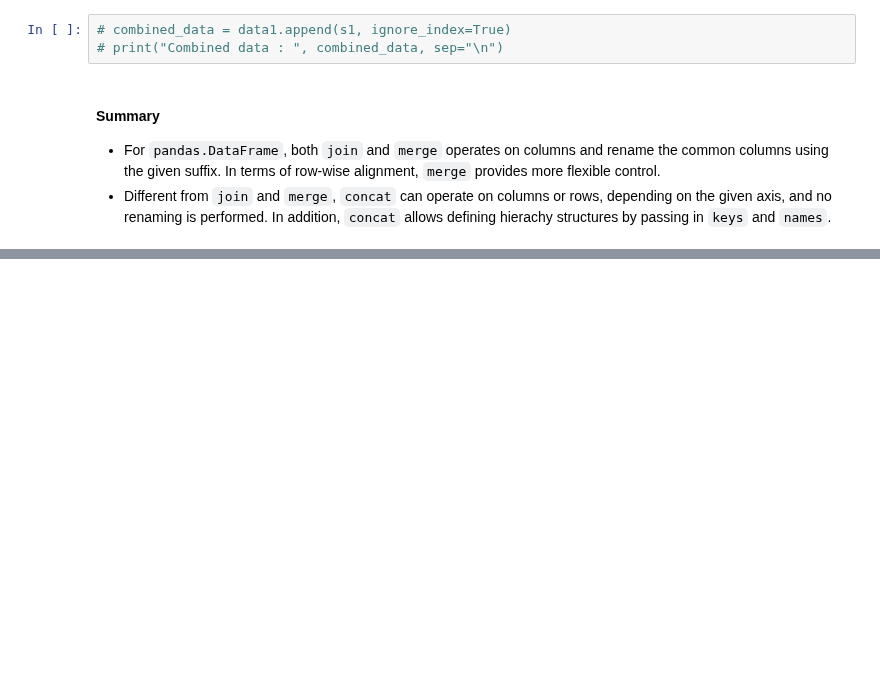
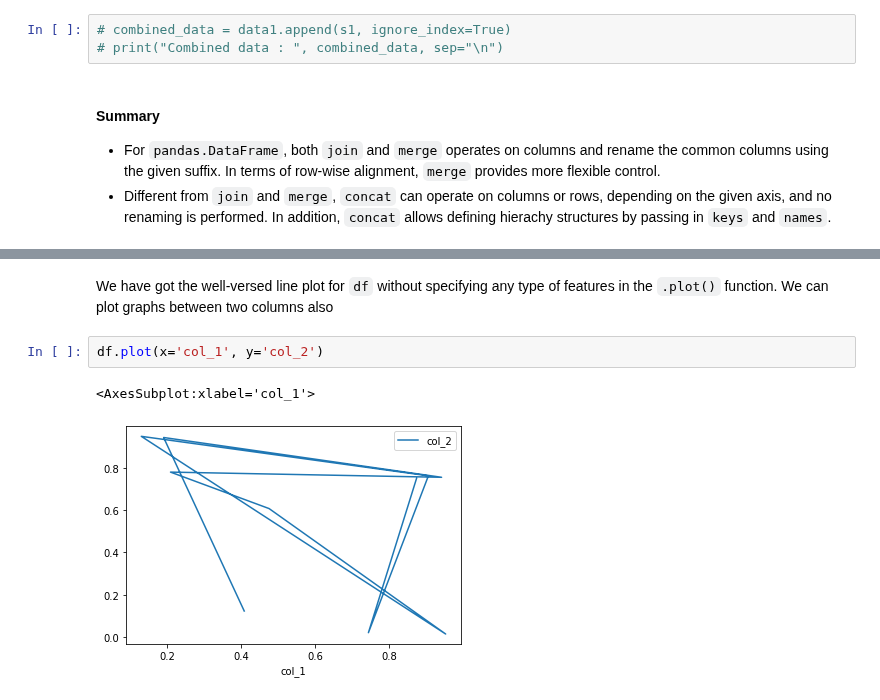
Before and after one commit to tayyabsarfraz/Introduction-to-Data-Analyst-and-Data-Science, a Jupyter notebook: Module no 02- Python for Data Scientists/Pandas for Data Scientists/Lec-2.09_00(Pandas-00-Introduction).ipynb, the cells around one changed output, grey strips where cells are left out. Saved outputs shown, nothing was run; the diff lists cells and outputs as text; blank space fills up the shorter version.

```diff
--- a/Module no 02- Python for Data Scientists/Pandas for Data Scientists/Lec-2.09_00(Pandas-00-Introduction).ipynb
+++ b/Module no 02- Python for Data Scientists/Pandas for Data Scientists/Lec-2.09_00(Pandas-00-Introduction).ipynb
@@ -957,0 +966,7 @@ array(['Afghanistan', 'Albania', 'Algeria', 'Angola', 'Argentina',
+# %% [markdown]
+We have got the well-versed line plot for `df` without specifying any type of features in the `.plot()` function. We can plot graphs between two columns also
+# %%
+df.plot(x='col_1', y='col_2')
+# %% [output]
+<AxesSubplot:xlabel='col_1'>
+[figure, added]
```
Also changed, not shown: parts of 20 cells of this notebook, 1 other file.
